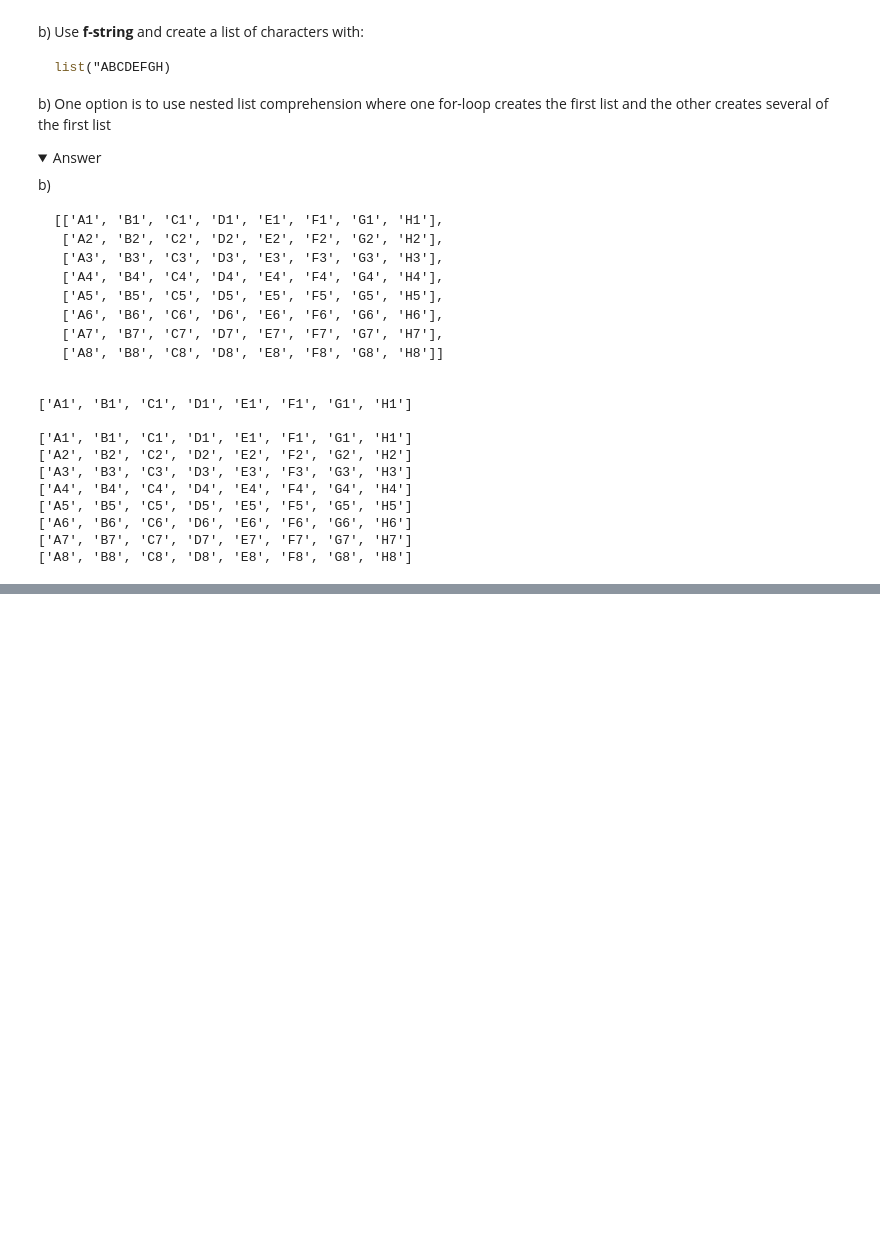
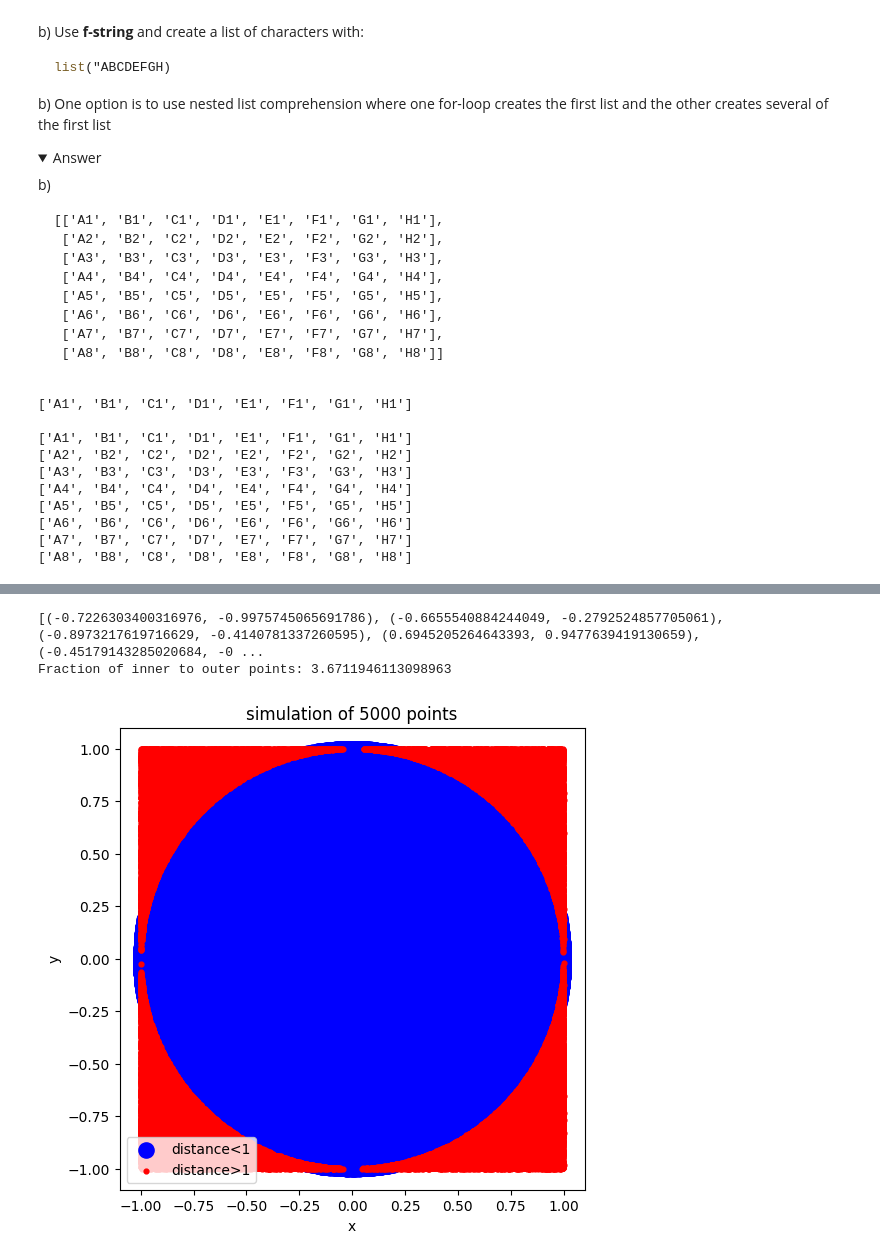
Before and after one commit to nouralahmad89-crypto/python-programming-Nour-Alahmad, a Jupyter notebook: Exercises/04-list-exercise.ipynb, the cells around one changed output, grey strips where cells are left out. Cells and saved outputs as stored; diff of their text form; code cells hidden in the pictures; folded sections open; blank space fills up the shorter version.

Commit message:
Monte Carlo simulation

```diff
--- a/Exercises/04-list-exercise.ipynb
+++ b/Exercises/04-list-exercise.ipynb
@@ -320,6 +330,39 @@ No answer here, try to prove it theoretically.
 
 
 </details>
+# %%
+# 2)
+import random as ran
+import math
+x=[ ran.uniform(-1,1) for x in range(5000)]
+y=[ ran.uniform(-1, 1) for y in range(5000)]
+points= list(zip(x,y))
+print(points[:10])
+d1=[]
+d2=[]
+for point in points:
+    eculidean= math.sqrt(point[0]**2+ point[1]**2)
+    if eculidean<=1:
+        d1.append(point)
+    else:
+        d2.append(point)
+x1, y1 = zip(*d1)
+x2, y2 = zip(*d2)
+
+plt.figure( figsize=(6,6))
+plt.scatter(x1,y1, color="blue" , label="distance<1", s=120)
+plt.scatter(x2,y2,color="red" ,label="distance>1" , s=12)
+plt.title("simulation of 5000 points")
+plt.xlabel("x")
+plt.ylabel("y")
+plt.legend()
+
+fraction= len(d1)/ len(d2)
+print(f"Fraction of inner to outer points: {fraction}")
+# %% [output]
+[(-0.7226303400316976, -0.9975745065691786), (-0.6655540884244049, -0.2792524857705061), (-0.8973217619716629, -0.4140781337260595), (0.6945205264643393, 0.9477639419130659), (-0.45179143285020684, -0 ...
+Fraction of inner to outer points: 3.6711946113098963
+[figure, added]
 # %% [markdown]
 ---
 ## 7. A cute rabbit among two ferocious snakes (**)
```
Also changed, not shown: parts of 1 cell of this notebook.
